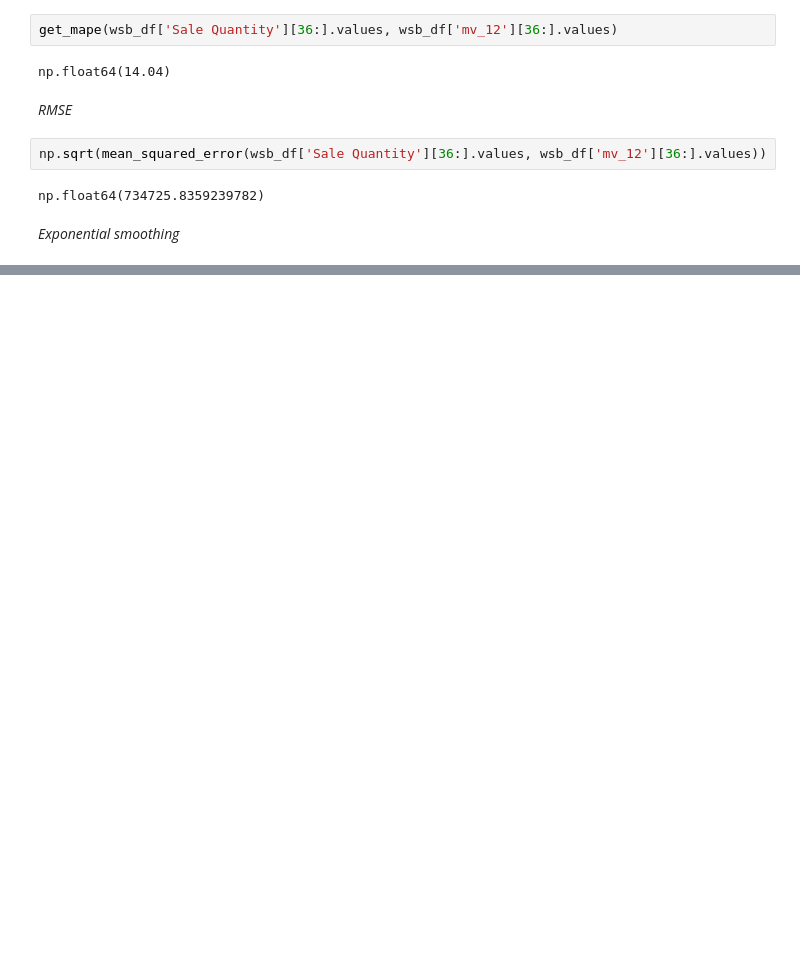
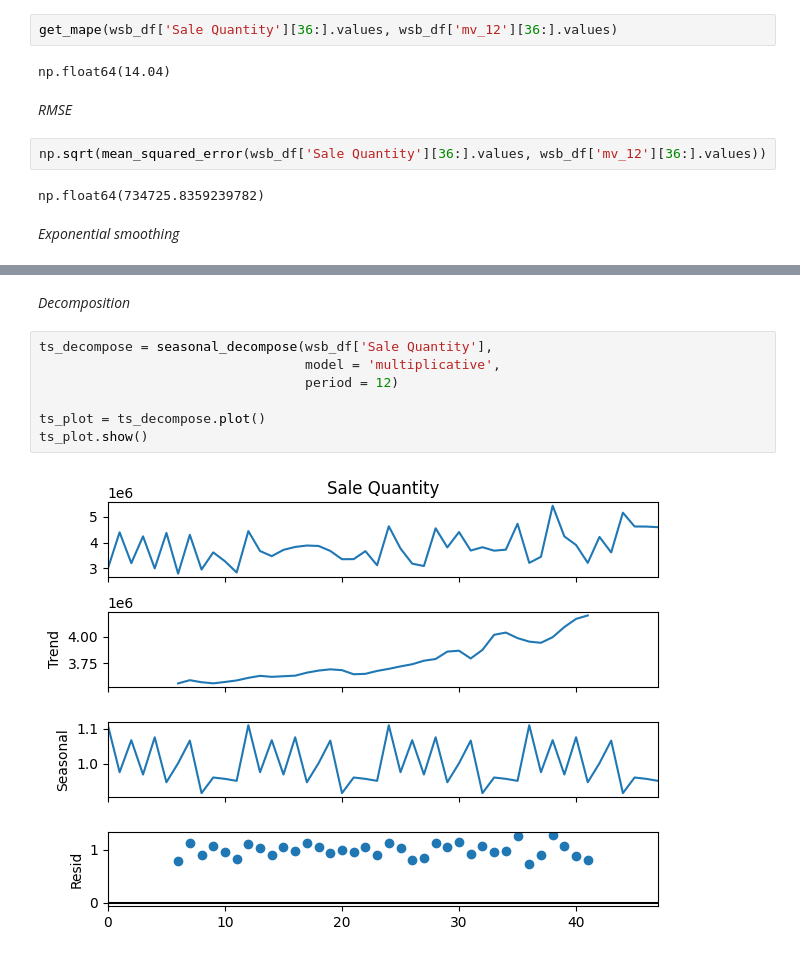
Before and after one commit to aparna-2001/machine_learning_using_python, a Jupyter notebook: forecasting.ipynb, the cells around one changed output, grey strips where cells are left out. Cells and saved outputs as stored; diff of their text form; blank space fills up the shorter version.

```diff
--- a/forecasting.ipynb
+++ b/forecasting.ipynb
@@ -116,0 +161,11 @@ np.float64(734725.8359239782)
+# %% [markdown]
+*Decomposition*
+# %%
+ts_decompose = seasonal_decompose(wsb_df['Sale Quantity'],
+                                  model = 'multiplicative',
+                                  period = 12)
+
+ts_plot = ts_decompose.plot()
+ts_plot.show()
+# %% [output]
+[figure, added]
```
Also changed, not shown: parts of 12 cells of this notebook.
